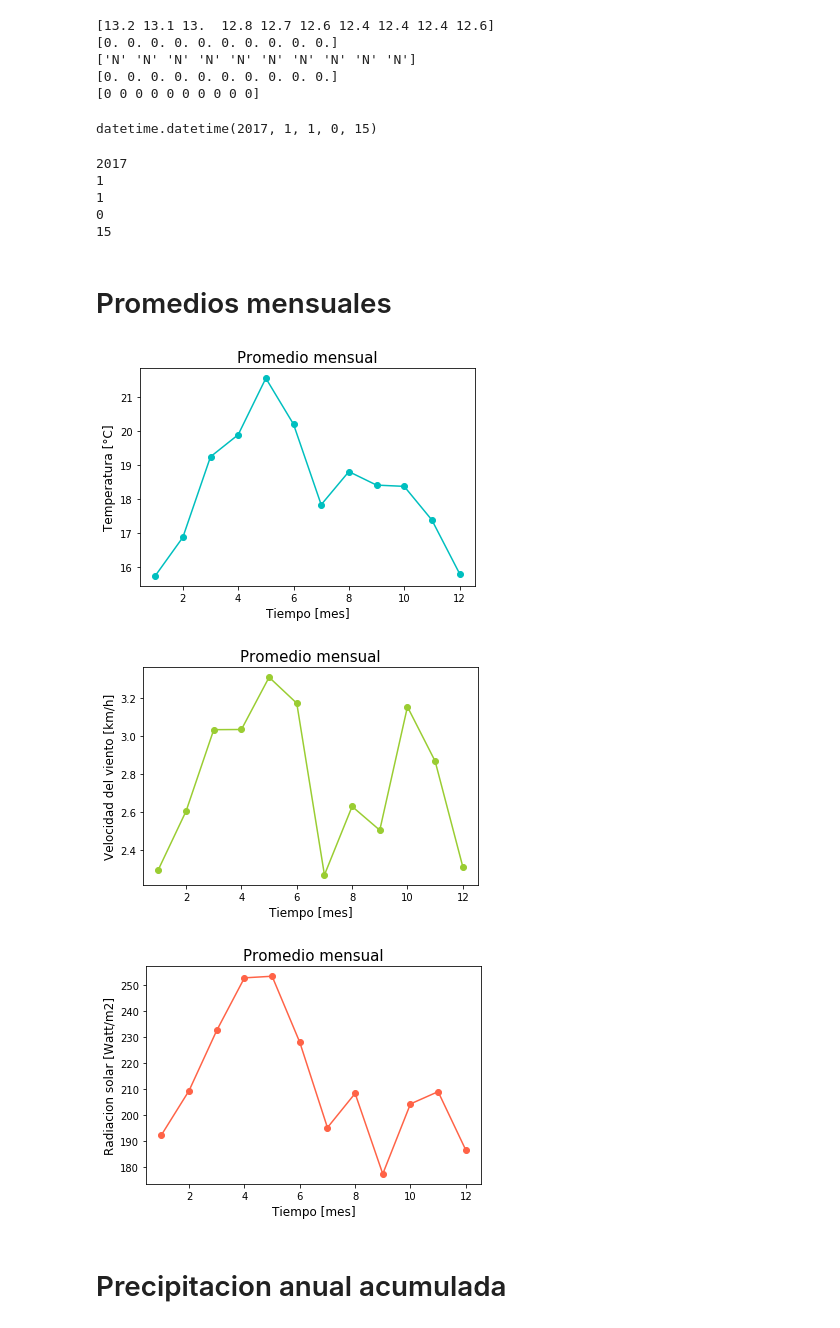
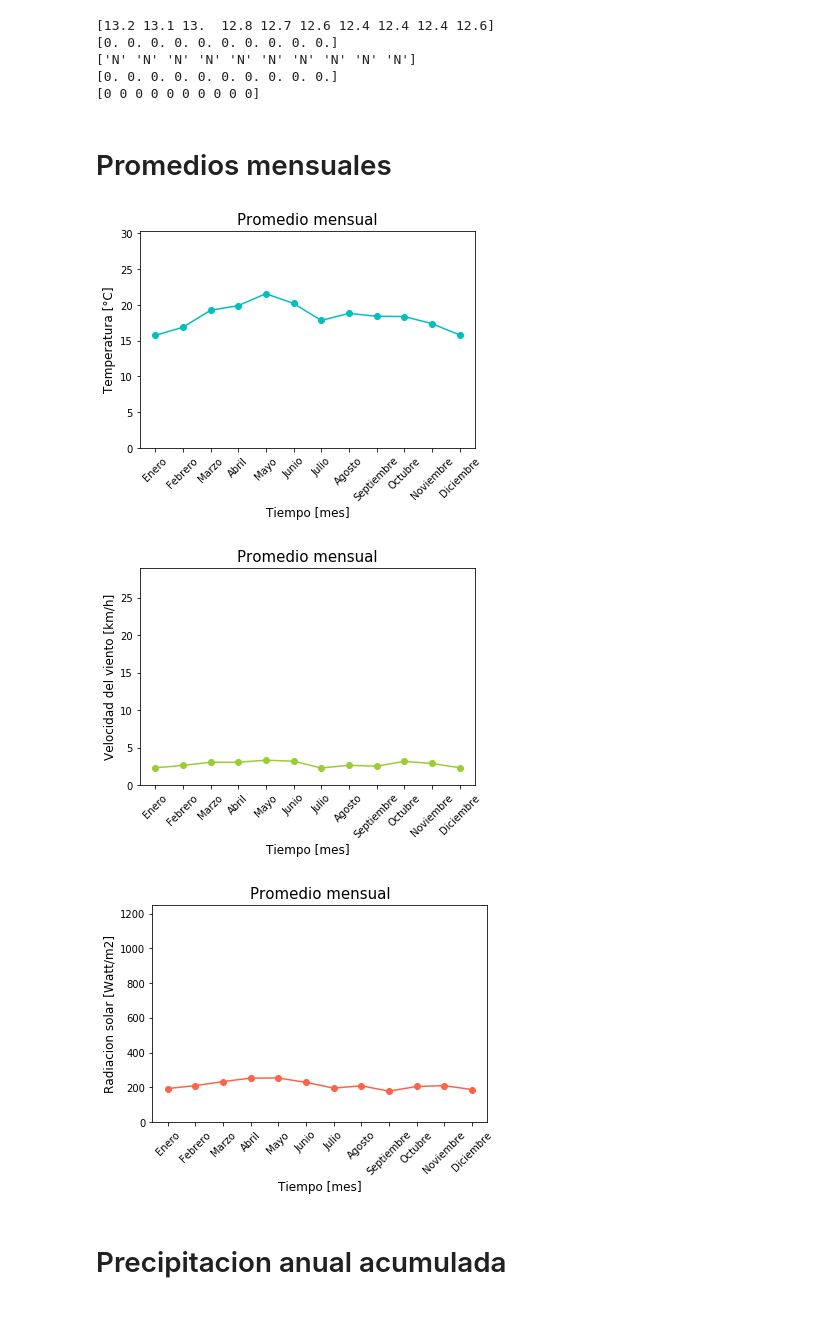
Before and after one commit to Karla-Damian/Valle_de_Bravo, a Jupyter notebook: Meteorologia_Valle_de_bravo.ipynb, the cells around one changed output. Drawn from its saved outputs; the diff is of its cells as text; code cells hidden in the pictures.

Commit message:
imagenes agregadad y modificacion de xticks

```diff
--- a/Meteorologia_Valle_de_bravo.ipynb
+++ b/Meteorologia_Valle_de_bravo.ipynb
@@ -56,26 +56,10 @@ print(solar_rad[0:10])
 ['N' 'N' 'N' 'N' 'N' 'N' 'N' 'N' 'N' 'N']
 [0. 0. 0. 0. 0. 0. 0. 0. 0. 0.]
 [0 0 0 0 0 0 0 0 0 0]
-# %%
-date_time[0]
-# %% [output]
-datetime.datetime(2017, 1, 1, 0, 15)
-# %%
-print(date_time[0].year)
-print(date_time[0].month)
-print(date_time[0].day)
-print(date_time[0].hour)
-print(date_time[0].minute)
-# %% [output]
-2017
-1
-1
-0
-15
 # %%
 # Ahora voy a generalizar para hacer una funcion que saque promedios mensuales para graficar el año
 
-def monthly_averages(var, unit_var, user_color):
+def monthly_averages(var, unit_var, user_color, name):
     all_averages = []  # Lista vacia para guardar el promedio de cada mes, en total 12 valores
     month = 0  #Contador del mes
     for n in range(12):
@@ -87,28 +71,31 @@ def monthly_averages(var, unit_var, user_color):
         av = np.average(month_values)  # Promedio del mes en cuestion
         all_averages.append(av)  # Se agrega el promedio de cada mes
 
-    x = range(1,13)
+    x = range(12)
+    m = ['Enero', 'Febrero', 'Marzo', 'Abril', 'Mayo', 'Junio', 'Julio', 'Agosto', 'Septiembre', 'Octubre', 'Noviembre', 'Diciembre']
     y = all_averages
     plt.plot(x,y, color=user_color, marker='o')
-    #plt.ylim([0+var.max()/2, var.max()+var.max()/2])
+    plt.ylim([0, max(var)])
+    plt.xticks(x, m, rotation = 45)
     plt.xlabel('Tiempo [mes]', fontsize=12)
     plt.ylabel(unit_var, fontsize=12)
     plt.title('Promedio mensual', fontsize=15)
+    plt.savefig(name, dpi=300, bbox_inches='tight')
     plt.show()
 # %% [markdown]
 # Promedios mensuales
 # %%
-monthly_averages(temperature, 'Temperatura [°C]', 'c')
+monthly_averages(temperature, 'Temperatura [°C]', 'c', 'temperatura_mensual.png')
 # %% [output]
-[figure, old version]
+[figure, new version]
 # %%
-monthly_averages(wind_speed, 'Velocidad del viento [km/h]', 'yellowgreen')
+monthly_averages(wind_speed, 'Velocidad del viento [km/h]', 'yellowgreen', 'velocidad_viento.png')
 # %% [output]
-[figure, old version]
+[figure, new version]
 # %%
-monthly_averages(solar_rad, 'Radiacion solar [Watt/m2]', 'tomato')
+monthly_averages(solar_rad, 'Radiacion solar [Watt/m2]', 'tomato', 'radiacion_mensual.png')
 # %% [output]
-[figure, old version]
+[figure, new version]
 # %% [markdown]
 # Precipitacion anual acumulada
 # %%
```
Also changed, not shown: parts of 5 cells of this notebook, 8 other files.
